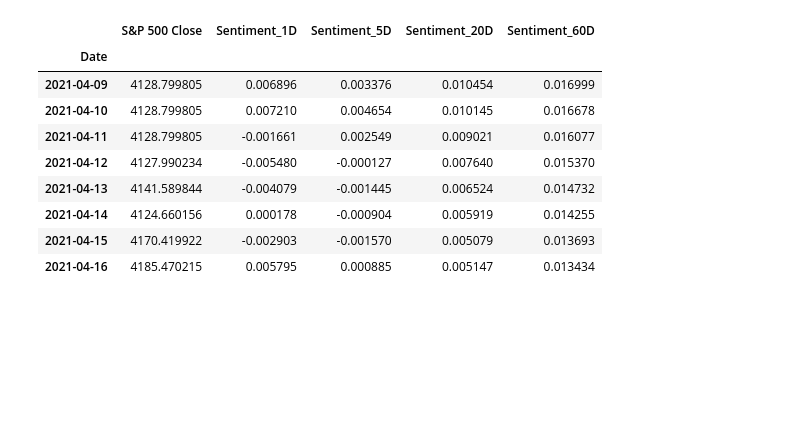
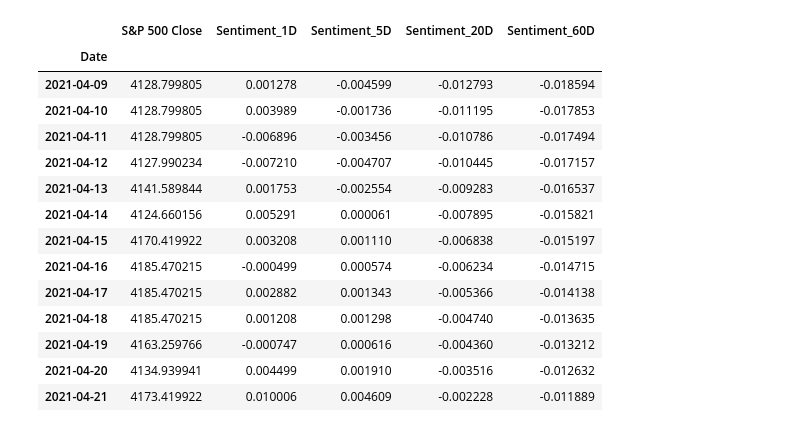
Before and after one commit to JacobJinwonLee/News-Sentiment-Analysis, a Jupyter notebook: NewsPeriodicScore.ipynb, the cells around one changed output. Saved outputs shown, nothing was run; the diff lists cells and outputs as text; code cells hidden in the pictures; blank space fills up the shorter version.

```diff
--- a/NewsPeriodicScore.ipynb
+++ b/NewsPeriodicScore.ipynb
@@ -121,3 +121,7 @@ con = sqlite3.connect('news_periodic_score.db')
 # 텍스트별로 점수 표기된 것 가져와서 평균 집계하는 거는 얼마 안 걸리니 그냥 replace 쳐도 될 것 같음
 periodic_score.to_sql('news_periodic_score', con, if_exists='replace', index_label='id')
 con.close()
+# %%
+periodic_score = periodic_score.set_index('publish_date')
+
+periodic_score
@@ -124,9 +143,11 @@ con.close()
 # %%
 # start보다 1거래일 전까지 가져옴
-start = '2021-04-10'
-end = datetime.today().strftime('%Y-%m-%d')
+start = '2021-04-09'
+#end = datetime.today().strftime('%Y-%m-%d')
+end = '2021-04-21'
 
 sp500 = web.DataReader('^GSPC', 'yahoo', start, end)['Adj Close'].to_frame("S&P 500 Close")
+sp500 = sp500.loc[start:]
 
 # 빈 날짜를 직전 거래일 값으로 채워야 됨
 sp500_adj = sp500.resample('D').first()
@@ -146,22 +190,27 @@ sp500_adj
 # %%
 # 그림 그려야 됨
-sp500_adj['Sentiment_1D'] = list(periodic_score['sent_score_adj'].tail(len(sp500_adj)))
-sp500_adj['Sentiment_5D'] = list(periodic_score['sent_score_adj_avg5'].tail(len(sp500_adj)))
-sp500_adj['Sentiment_20D'] = list(periodic_score['sent_score_adj_avg20'].tail(len(sp500_adj)))
-sp500_adj['Sentiment_60D'] = list(periodic_score['sent_score_adj_avg60'].tail(len(sp500_adj)))
+sp500_adj['Sentiment_1D'] = list(periodic_score['sent_score_adj'].loc[start:end])
+sp500_adj['Sentiment_5D'] = list(periodic_score['sent_score_adj_avg5'].loc[start:end])
+sp500_adj['Sentiment_20D'] = list(periodic_score['sent_score_adj_avg20'].loc[start:end])
+sp500_adj['Sentiment_60D'] = list(periodic_score['sent_score_adj_avg60'].loc[start:end])
 
 sp500_adj
 # %% [output]
 |  | S&P 500 Close | Sentiment_1D | Sentiment_5D | Sentiment_20D | Sentiment_60D |
 | Date |  |  |  |  |  |
-| 2021-04-09 | 4128.799805 | 0.006896 | 0.003376 | 0.010454 | 0.016999 |
-| 2021-04-10 | 4128.799805 | 0.007210 | 0.004654 | 0.010145 | 0.016678 |
-| 2021-04-11 | 4128.799805 | -0.001661 | 0.002549 | 0.009021 | 0.016077 |
-| 2021-04-12 | 4127.990234 | -0.005480 | -0.000127 | 0.007640 | 0.015370 |
-| 2021-04-13 | 4141.589844 | -0.004079 | -0.001445 | 0.006524 | 0.014732 |
-| 2021-04-14 | 4124.660156 | 0.000178 | -0.000904 | 0.005919 | 0.014255 |
-| 2021-04-15 | 4170.419922 | -0.002903 | -0.001570 | 0.005079 | 0.013693 |
-| 2021-04-16 | 4185.470215 | 0.005795 | 0.000885 | 0.005147 | 0.013434 |
+| 2021-04-09 | 4128.799805 | 0.001278 | -0.004599 | -0.012793 | -0.018594 |
+| 2021-04-10 | 4128.799805 | 0.003989 | -0.001736 | -0.011195 | -0.017853 |
+| 2021-04-11 | 4128.799805 | -0.006896 | -0.003456 | -0.010786 | -0.017494 |
+| 2021-04-12 | 4127.990234 | -0.007210 | -0.004707 | -0.010445 | -0.017157 |
+| 2021-04-13 | 4141.589844 | 0.001753 | -0.002554 | -0.009283 | -0.016537 |
+| 2021-04-14 | 4124.660156 | 0.005291 | 0.000061 | -0.007895 | -0.015821 |
+| 2021-04-15 | 4170.419922 | 0.003208 | 0.001110 | -0.006838 | -0.015197 |
+| 2021-04-16 | 4185.470215 | -0.000499 | 0.000574 | -0.006234 | -0.014715 |
+| 2021-04-17 | 4185.470215 | 0.002882 | 0.001343 | -0.005366 | -0.014138 |
+| 2021-04-18 | 4185.470215 | 0.001208 | 0.001298 | -0.004740 | -0.013635 |
+| 2021-04-19 | 4163.259766 | -0.000747 | 0.000616 | -0.004360 | -0.013212 |
+| 2021-04-20 | 4134.939941 | 0.004499 | 0.001910 | -0.003516 | -0.012632 |
+| 2021-04-21 | 4173.419922 | 0.010006 | 0.004609 | -0.002228 | -0.011889 |
 # %%
 # secondary y-axis
 fig = make_subplots(specs=[[{'secondary_y': True}]])
```
Also changed, not shown: parts of 9 cells of this notebook.
